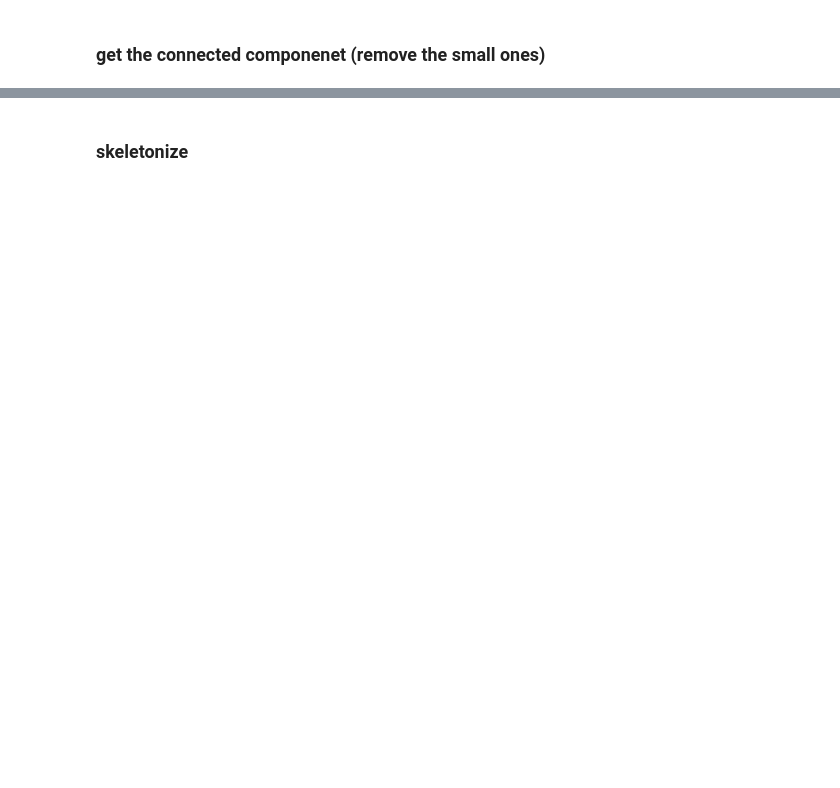
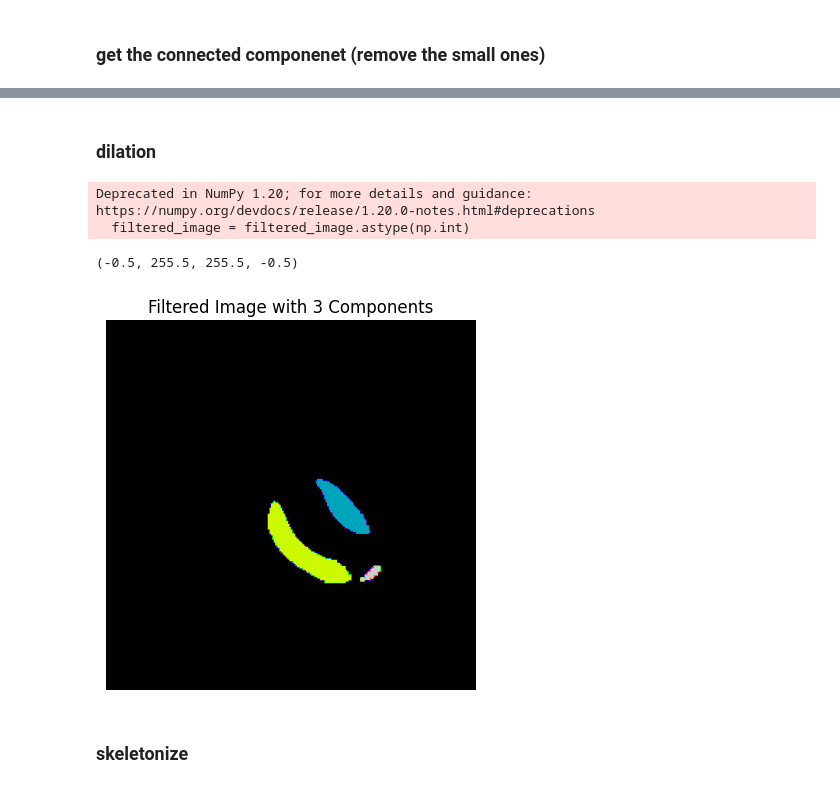
Before and after one commit to zhennongchen/DeepStrain, a Jupyter notebook: main_GLS.ipynb, the cells around one changed output, grey strips where cells are left out. Drawn from its saved outputs; the diff is of its cells as text; code cells hidden in the pictures; blank space fills up the shorter version.

```diff
--- a/main_GLS.ipynb
+++ b/main_GLS.ipynb
@@ -100,3 +103,20 @@ plt.show()
+# %% [markdown]
+### dilation
+# %%
+from skimage.morphology import binary_dilation, binary_erosion, square
+dilated_image = binary_dilation(filtered_image, selem = square(2))
+closed_image =  binary_erosion(dilated_image, selem = square(2))
+labeled_array, num_components, component_pixels, component_pixel_counts, filtered_image = filter_components(closed_image, threshold = 30)
+filtered_image = filtered_image.astype(np.int)
+fig = plt.Figure(figsize=(3,3))
+plt.imshow(labeled_array, cmap='nipy_spectral')
+plt.title(f'Filtered Image with {num_components} Components')
+plt.axis('off')
+# %% [output]
+Deprecated in NumPy 1.20; for more details and guidance: https://numpy.org/devdocs/release/1.20.0-notes.html#deprecations
+  filtered_image = filtered_image.astype(np.int)
+(-0.5, 255.5, 255.5, -0.5)
+[figure, added]
 # %% [markdown]
 ### skeletonize
 # %%
```
Also changed, not shown: parts of 7 cells of this notebook.
